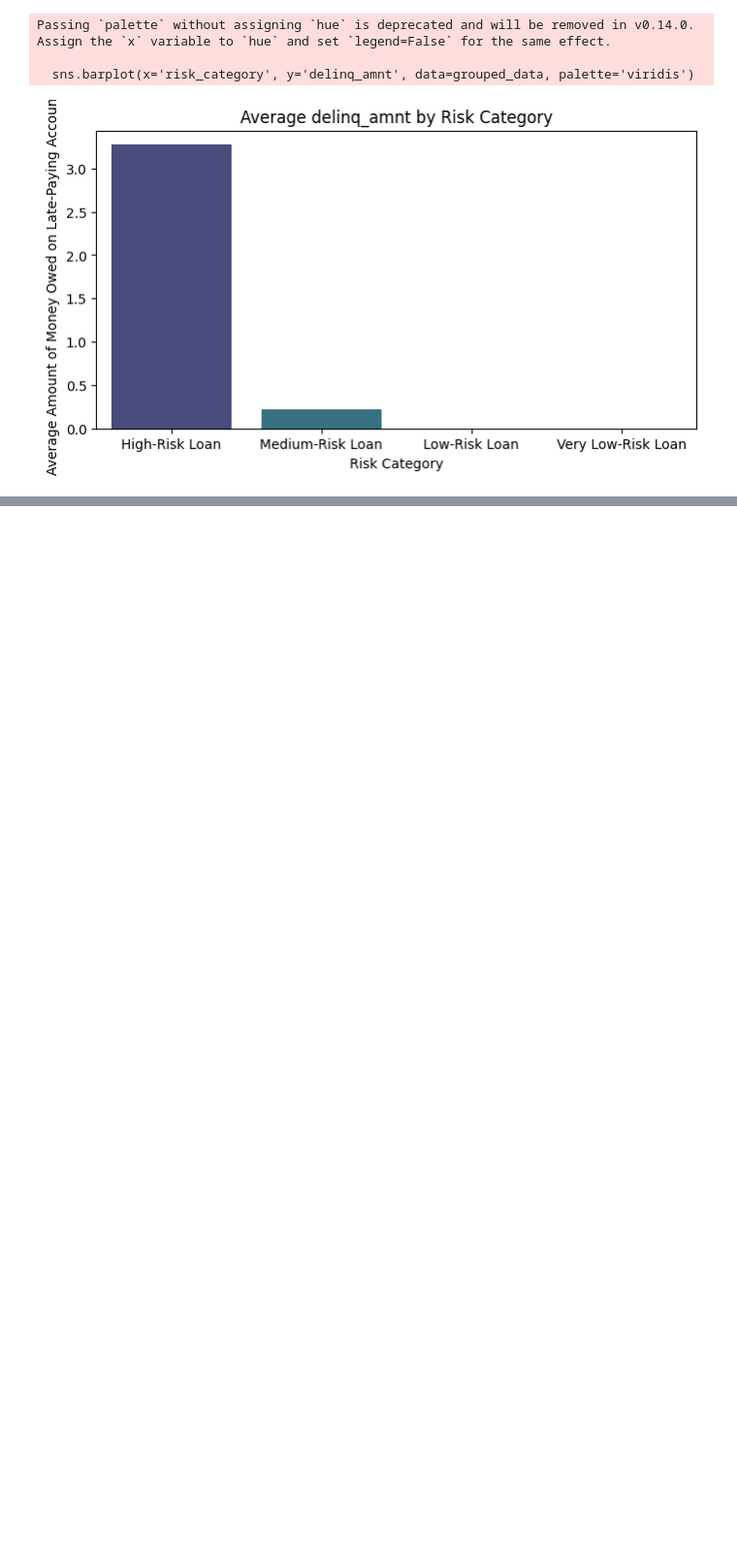
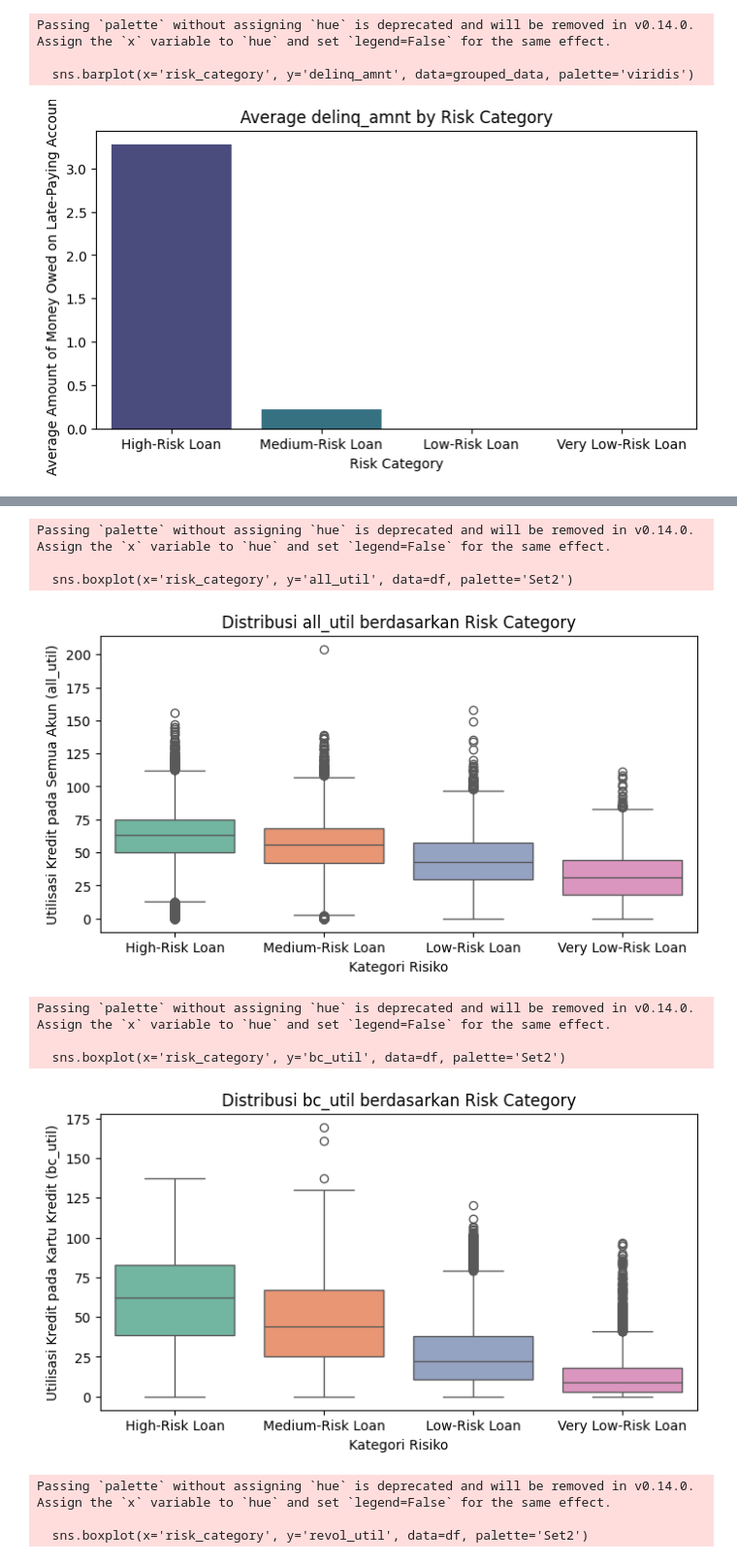
Before and after one commit to hidayah24/data-analyst-portfolio, a Jupyter notebook: Project-2-Credit-Risk-Analysis-and-Optimization-of-Lending-Decisions/Credit-Risk-Analysis.ipynb, the cells around one changed output, grey strips where cells are left out. Shown: that part at 97% size. Saved outputs shown, nothing was run; the diff lists cells and outputs as text; code cells hidden in the pictures; blank space fills up the shorter version.

Commit message:
Make Vis: all_util, bc_util and revol_util

```diff
--- a/Project-2-Credit-Risk-Analysis-and-Optimization-of-Lending-Decisions/Credit-Risk-Analysis.ipynb
+++ b/Project-2-Credit-Risk-Analysis-and-Optimization-of-Lending-Decisions/Credit-Risk-Analysis.ipynb
@@ -614,0 +632,3 @@ Passing `palette` without assigning `hue` is deprecated and will be removed in v
+# %%
+df['revol_util'] = df['revol_util'].str.replace('%','').astype(float)
+df[['revol_util']].dtypes
@@ -614,0 +650,36 @@ Passing `palette` without assigning `hue` is deprecated and will be removed in v
+# %%
+# Boxplot untuk all_util berdasarkan risk_category
+plt.figure(figsize=(8, 4))
+sns.boxplot(x='risk_category', y='all_util', data=df, palette='Set2')
+plt.title('Distribusi all_util berdasarkan Risk Category')
+plt.xlabel('Kategori Risiko')
+plt.ylabel('Utilisasi Kredit pada Semua Akun (all_util)')
+plt.show()
+
+# Boxplot untuk bc_util berdasarkan risk_category
+plt.figure(figsize=(8, 4))
+sns.boxplot(x='risk_category', y='bc_util', data=df, palette='Set2')
+plt.title('Distribusi bc_util berdasarkan Risk Category')
+plt.xlabel('Kategori Risiko')
+plt.ylabel('Utilisasi Kredit pada Kartu Kredit (bc_util)')
+plt.show()
+
+# Boxplot untuk revol_util berdasarkan risk_category
+plt.figure(figsize=(8, 4))
+sns.boxplot(x='risk_category', y='revol_util', data=df, palette='Set2')
+plt.title('Distribusi revol_util berdasarkan Risk Category')
+plt.xlabel('Kategori Risiko')
+plt.ylabel('Utilisasi Kredit Revolving (revol_util)')
+plt.show()
+# %% [output]
+Passing `palette` without assigning `hue` is deprecated and will be removed in v0.14.0. Assign the `x` variable to `hue` and set `legend=False` for the same effect.
+
+  sns.boxplot(x='risk_category', y='all_util', data=df, palette='Set2')
+[figure, added]
+Passing `palette` without assigning `hue` is deprecated and will be removed in v0.14.0. Assign the `x` variable to `hue` and set `legend=False` for the same effect.
+
+  sns.boxplot(x='risk_category', y='bc_util', data=df, palette='Set2')
+[figure, added]
+Passing `palette` without assigning `hue` is deprecated and will be removed in v0.14.0. Assign the `x` variable to `hue` and set `legend=False` for the same effect.
+
+  sns.boxplot(x='risk_category', y='revol_util', data=df, palette='Set2')
```
Also changed, not shown: parts of 7 cells of this notebook.
